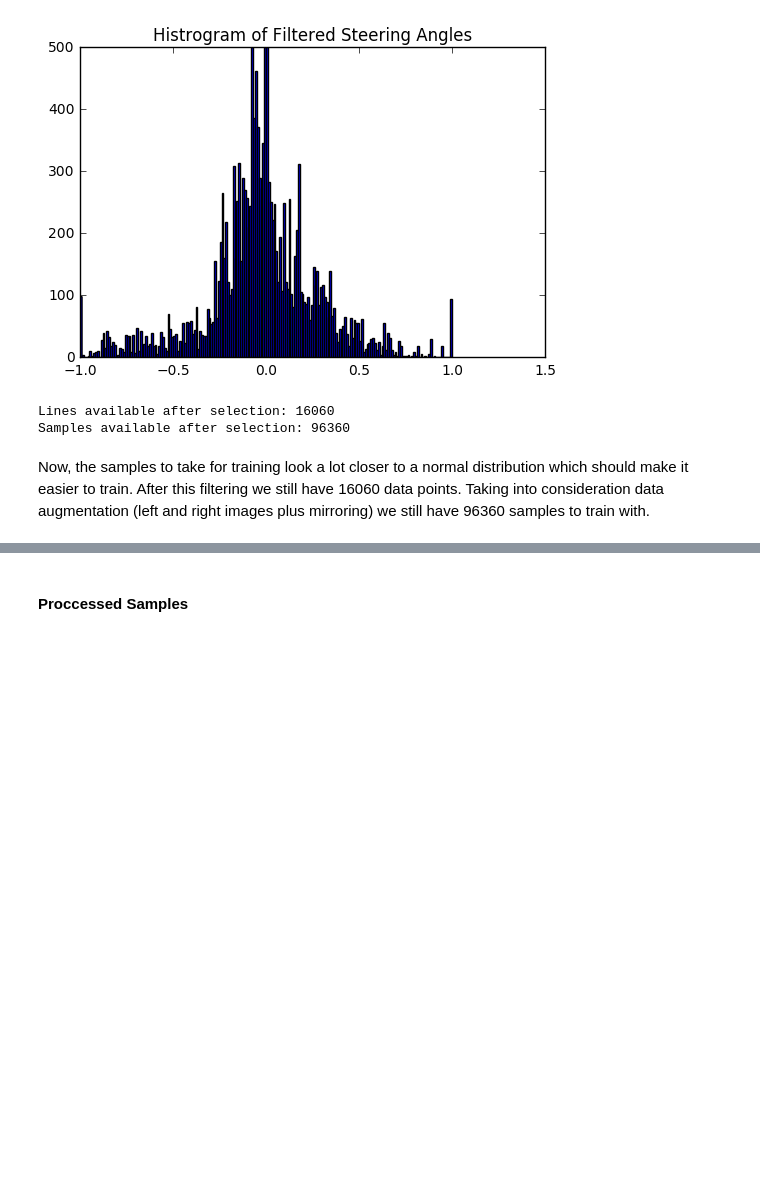
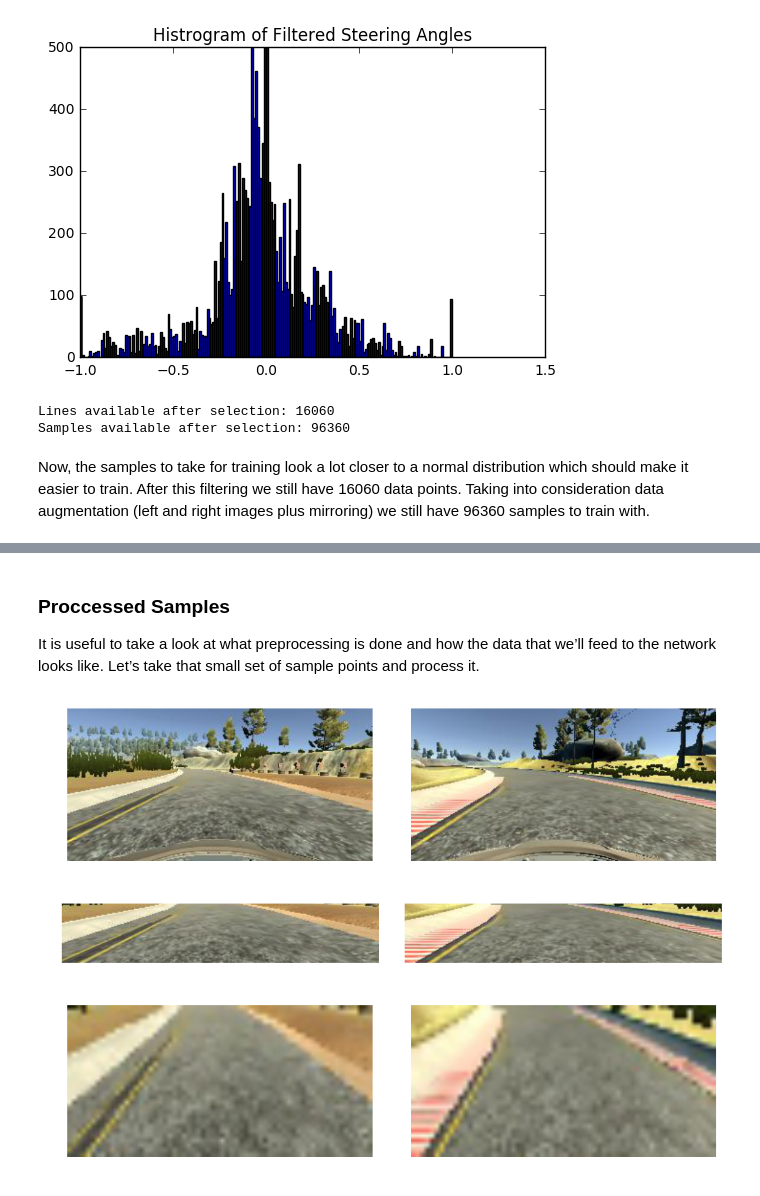
Before and after one commit to albertoferna/CarND-Behavioral-Cloning-P3, a Jupyter notebook: Final Model.ipynb, the cells around one changed output, grey strips where cells are left out. Saved outputs shown, nothing was run; the diff lists cells and outputs as text; code cells hidden in the pictures; blank space fills up the shorter version.

```diff
--- a/Final Model.ipynb
+++ b/Final Model.ipynb
@@ -107,2 +107,27 @@ fig.tight_layout()
-# %% [markdown]
-#### Proccessed Samples
+# %% [markdown]
+### Proccessed Samples
+
+It is useful to take a look at what preprocessing is done and how the data that we’ll feed to the network looks like. Let’s take that small set of sample points and process it.
+# %%
+fig, ax = plt.subplots(n, m)
+
+sample1 = data_folder + example_lines[0][0].strip()
+sample2 = data_folder + example_lines[1][0].strip()
+img1 = toRGB(cv2.imread(sample1))
+img2 = toRGB(cv2.imread(sample2))
+
+crop1 = img1[70:130, :]
+crop2 = img2[70:130, :]
+res1 = cv2.resize(crop1, (64,32))
+res2 = cv2.resize(crop2, (64,32))
+ax[0][0].imshow(img1)
+ax[1][0].imshow(crop1)
+ax[2][0].imshow(res1)
+ax[0][1].imshow(img2)
+ax[1][1].imshow(crop2)
+ax[2][1].imshow(res2)
+[a.axis('off') for a in ax.flatten()]
+fig.set_size_inches(10,7)
+fig.tight_layout()
+# %% [output]
+[figure, added]
```
Also changed, not shown: parts of 17 cells of this notebook.
